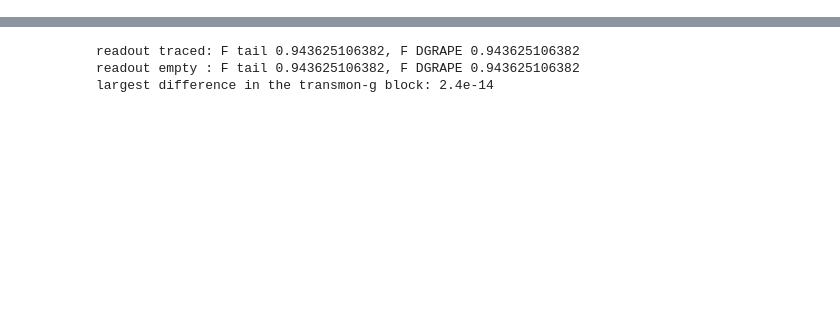
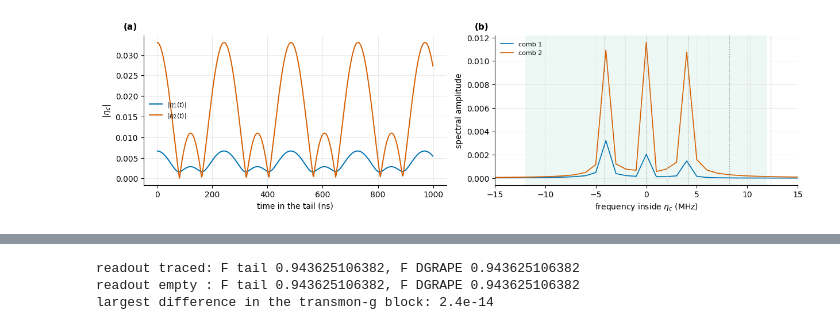
Before and after one commit to curiousCATla/Qubit-Drive-GRAPE, a Jupyter notebook: FWM_tails.ipynb, the cells around one changed output, grey strips where cells are left out. Saved outputs shown, nothing was run; the diff lists cells and outputs as text; code cells hidden in the pictures; blank space fills up the shorter version.

```diff
--- a/FWM_tails.ipynb
+++ b/FWM_tails.ipynb
@@ -519,0 +796,31 @@ smaller versions of all of them.
+# %%
+lib = ft.start_library(ft.TAIL_US, n_c=N_C)
+eta_t2 = lib["tableII"]
+N_T = eta_t2.shape[0]
+t_us = (np.arange(N_T) + 0.5) * DT
+fig, axes = plt.subplots(1, 2, figsize=(12.5, 3.6))
+show = t_us <= 1.0                                          # at most the first us
+for c, col in ((0, OKABE[0]), (1, OKABE[4])):
+    axes[0].plot(t_us[show] * 1e3, np.abs(eta_t2[show, c]), color=col, lw=1.4, label=fr"$|\eta_{c + 1}(t)|$")
+axes[0].set_xlabel("time in the tail (ns)")
+axes[0].set_ylabel(r"$|\eta_c|$")
+axes[0].legend(fontsize=8, frameon=False)
+freq = np.fft.fftshift(np.fft.fftfreq(N_T, DT))             # MHz
+for c, col in ((0, OKABE[0]), (1, OKABE[4])):
+    spec = np.abs(np.fft.fftshift(np.fft.fft(eta_t2[:, c]))) / N_T
+    axes[1].plot(freq, spec, color=col, lw=1.2, label=f"comb {c + 1}")
+for n, x1 in zip(off["paths"], mhz(off["comb1"])):
+    axes[1].axvline(x1, color="0.8" if n % 2 == 0 else "0.55", lw=0.8, ls=":")
+axes[1].axvspan(band[0], band[1], color=OKABE[2], alpha=0.07, lw=0)
+axes[1].set_xlim(-15, 15)
+axes[1].set_xlabel("frequency inside $\\eta_c$ (MHz)")
+axes[1].set_ylabel("spectral amplitude")
+axes[1].legend(fontsize=8, frameon=False)
+for ax, k in zip(axes, "ab"):
+    tidy(ax)
+    panel(ax, k)
+fig.tight_layout()
+fig.savefig("figures/fwm_tails_tableII_waveform.png", dpi=150)
+plt.show()
+# %% [output]
+[figure, added]
```
Also changed, not shown: parts of 125 cells of this notebook, 41 other files.
